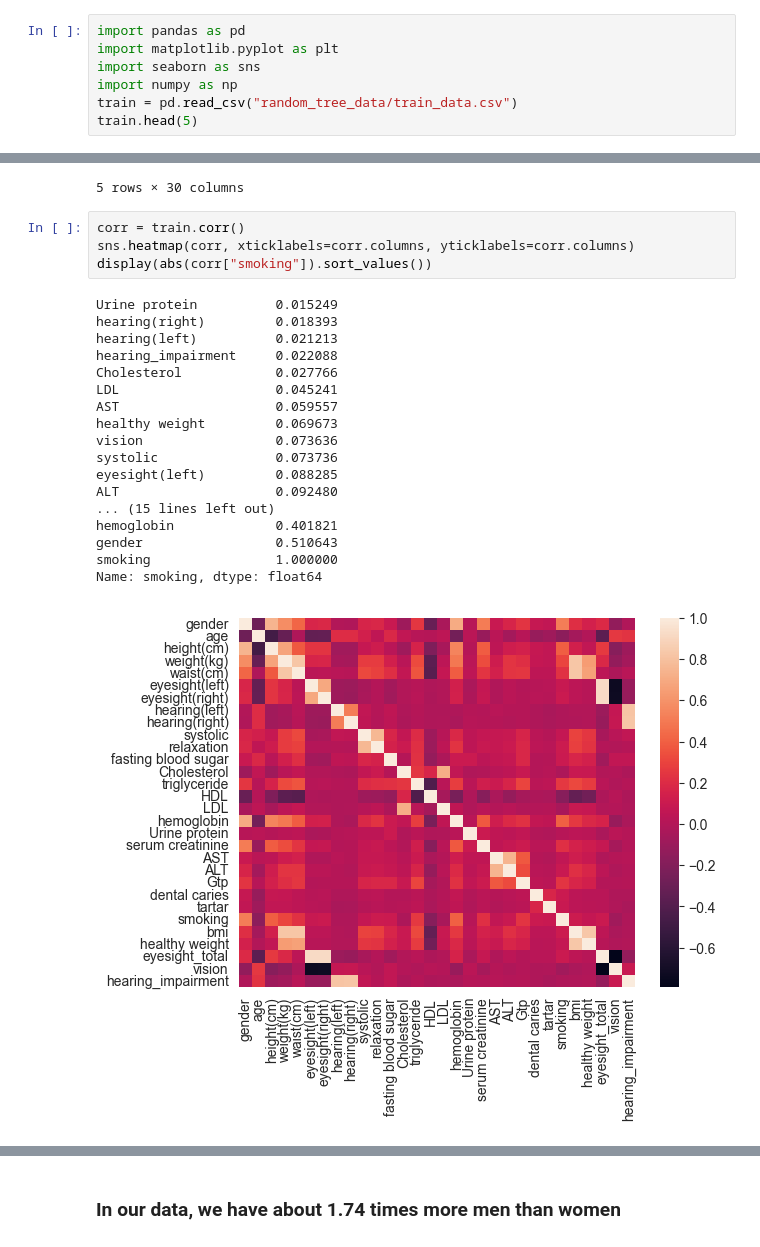
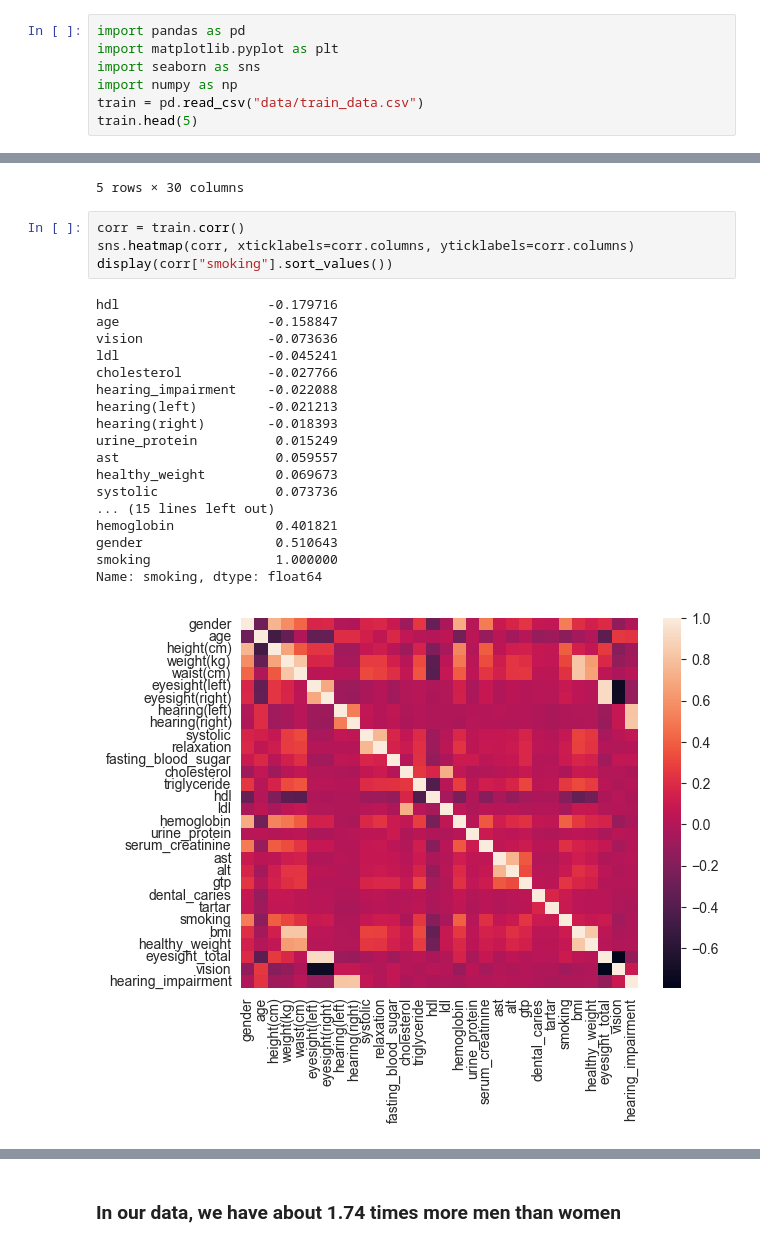
Before and after one commit to balooooooooo/machine_learning_1_coursework, a Jupyter notebook: data_exploration.ipynb, the cells around one changed output, grey strips where cells are left out. Cells and saved outputs as stored; diff of their text form.

```diff
--- a/data_exploration.ipynb
+++ b/data_exploration.ipynb
@@ -5,7 +5,7 @@ import pandas as pd
 import matplotlib.pyplot as plt
 import seaborn as sns
 import numpy as np
-train = pd.read_csv("random_tree_data/train_data.csv")
+train = pd.read_csv("data/train_data.csv")
 train.head(5)
 # %% [output]
 |  | gender | age | height(cm) | weight(kg) | waist(cm) | eyesight(left) | eyesight(right) | hearing(left) | ... |
@@ -18,26 +18,26 @@ train.head(5)
 # %%
 corr = train.corr()
 sns.heatmap(corr, xticklabels=corr.columns, yticklabels=corr.columns)
-display(abs(corr["smoking"]).sort_values())
+display(corr["smoking"].sort_values())
 # %% [output]
-Urine protein          0.015249
-hearing(right)         0.018393
-hearing(left)          0.021213
-hearing_impairment     0.022088
-Cholesterol            0.027766
-LDL                    0.045241
-AST                    0.059557
-healthy weight         0.069673
-vision                 0.073636
+hdl                   -0.179716
+age                   -0.158847
+vision                -0.073636
+ldl                   -0.045241
+cholesterol           -0.027766
+hearing_impairment    -0.022088
+hearing(left)         -0.021213
+hearing(right)        -0.018393
+urine_protein          0.015249
+ast                    0.059557
+healthy_weight         0.069673
 systolic               0.073736
-eyesight(left)         0.088285
-ALT                    0.092480
 ... (15 lines left out)
 hemoglobin             0.401821
 gender                 0.510643
 smoking                1.000000
 Name: smoking, dtype: float64
-[figure, old version]
+[figure, new version]
 # %%
 def bar_chart(train_data, feature):
     smoking = train_data[train_data['smoking']==1][feature].value_counts()
```
Also changed, not shown: parts of 3 cells of this notebook, 1 other file.
